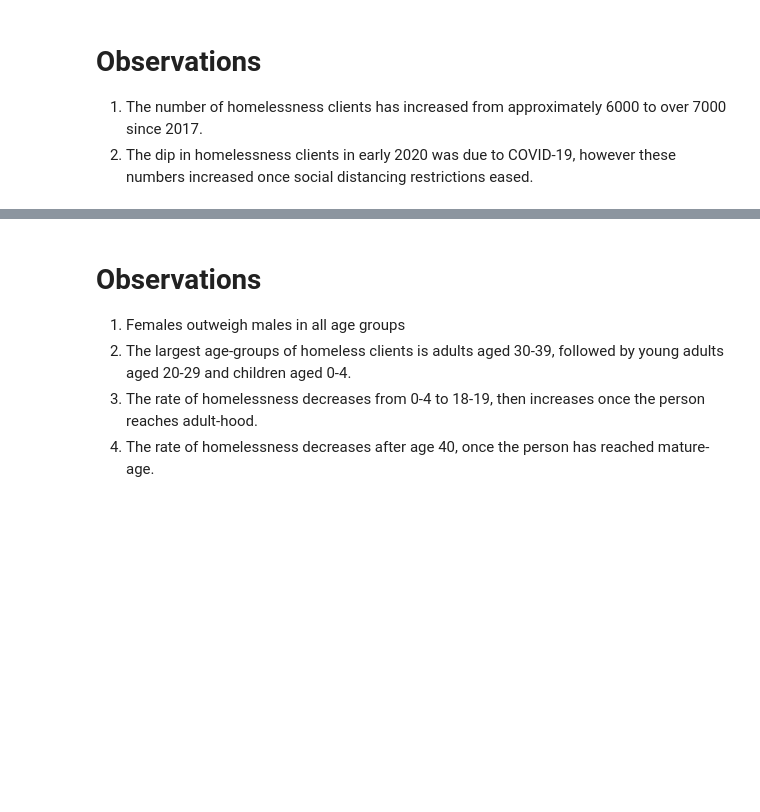
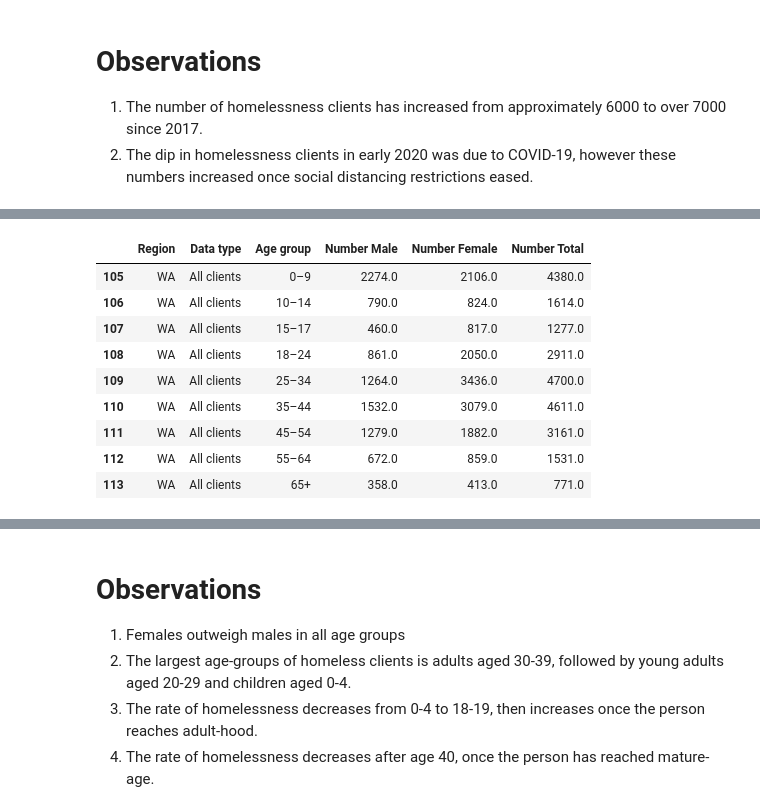
Before and after one commit to briginmis/project-1, a Jupyter notebook: data.ipynb, the cells around one changed output, grey strips where cells are left out. Saved outputs shown, nothing was run; the diff lists cells and outputs as text; code cells hidden in the pictures; blank space fills up the shorter version.

```diff
--- a/data.ipynb
+++ b/data.ipynb
@@ -121,0 +94,42 @@ plt.show()
+# %%
+#Clean dataframe
+#drop NA
+age_gender_clean = age_gender.dropna(how = "any")
+#Set column headers and reset index
+age_gender_clean = age_gender_clean.rename(columns = {"Table of contents": "Region",
+                                                      "Unnamed: 1": "Data type",
+                                                      "Unnamed: 2": "Age group",
+                                                      "Unnamed: 3": "Number Male",
+                                                      "Unnamed: 4": "Per cent Male",
+                                                      "Unnamed: 5": "Number Female",
+                                                      "Unnamed: 6": "Per cent Female",
+                                                      "Unnamed: 7": "Number Total",
+                                                      "Unnamed: 8": "Per cent Total"}
+                                                      )
+age_gender_clean = age_gender_clean.drop([3]).reset_index(drop = True)
+#Remove unwanted columns
+age_gender_clean = age_gender_clean[["Region","Data type", "Age group", "Number Male", "Number Female", "Number Total"]]
+#Convert homeless clients to float
+age_gender_clean["Number Male"] = (age_gender_clean["Number Male"].str.replace(",", ""))
+age_gender_clean["Number Female"] = (age_gender_clean["Number Female"].str.replace(",", ""))
+age_gender_clean["Number Total"] = (age_gender_clean["Number Total"].str.replace(",", ""))
+age_gender_clean = age_gender_clean.astype({"Number Male": "float",
+                                           "Number Female": "float",
+                                           "Number Total": "float",})
+#Only obtain relevant data
+age_gender_clean = age_gender_clean.loc[(age_gender_clean["Region"]=="WA")
+                                       & (age_gender_clean["Data type"]=="All clients")
+                                       & (age_gender_clean["Age group"]!="Total")
+                                       & (age_gender_clean["Age group"]!="Sex as % of total")]
+age_gender_clean
+# %% [output]
+|  | Region | Data type | Age group | Number Male | Number Female | Number Total |
+| 105 | WA | All clients | 0–9 | 2274.0 | 2106.0 | 4380.0 |
+| 106 | WA | All clients | 10–14 | 790.0 | 824.0 | 1614.0 |
+| 107 | WA | All clients | 15–17 | 460.0 | 817.0 | 1277.0 |
+| 108 | WA | All clients | 18–24 | 861.0 | 2050.0 | 2911.0 |
+| 109 | WA | All clients | 25–34 | 1264.0 | 3436.0 | 4700.0 |
+| 110 | WA | All clients | 35–44 | 1532.0 | 3079.0 | 4611.0 |
+| 111 | WA | All clients | 45–54 | 1279.0 | 1882.0 | 3161.0 |
+| 112 | WA | All clients | 55–64 | 672.0 | 859.0 | 1531.0 |
+| 113 | WA | All clients | 65+ | 358.0 | 413.0 | 771.0 |
```
Also changed, not shown: parts of 4 cells of this notebook, 1 other file.
